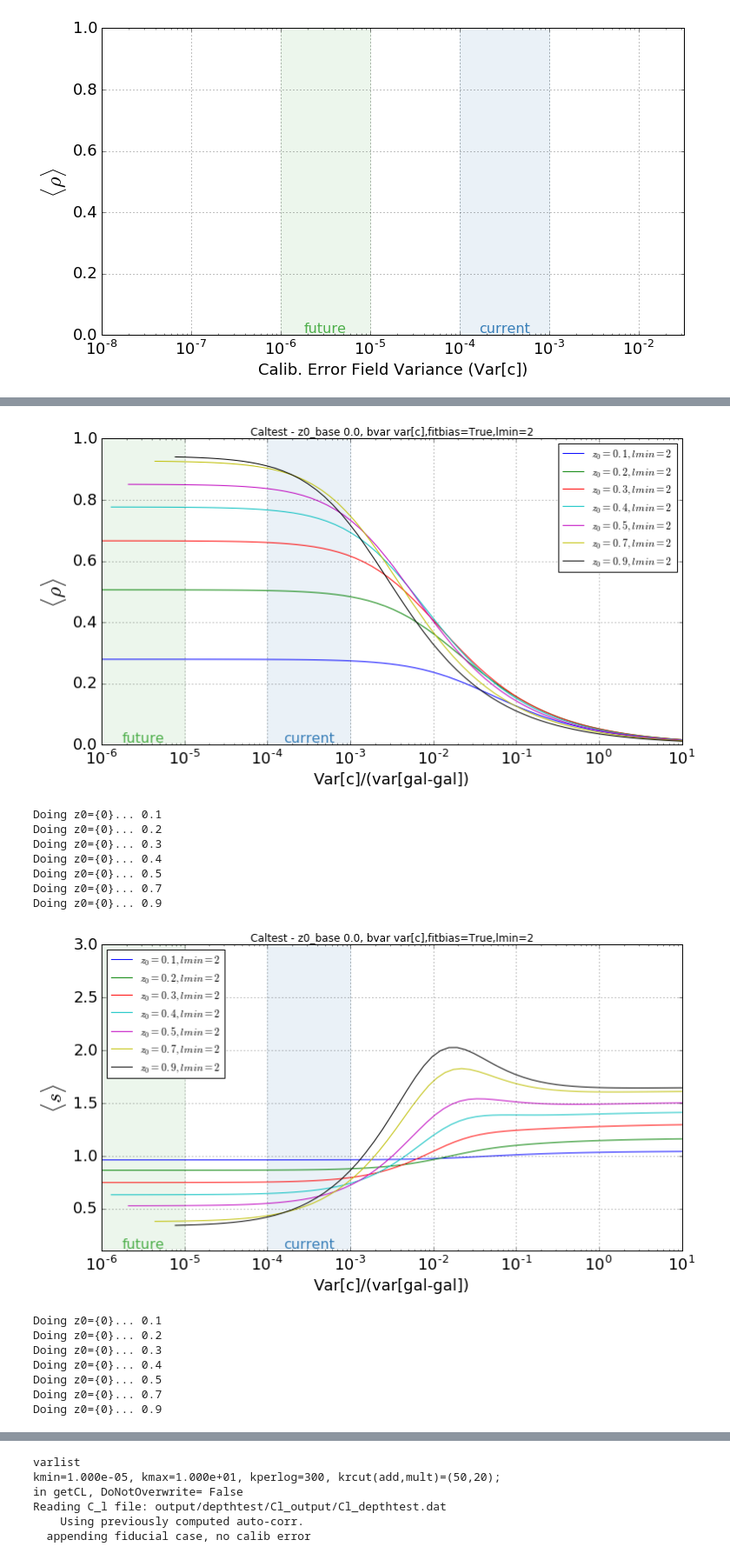
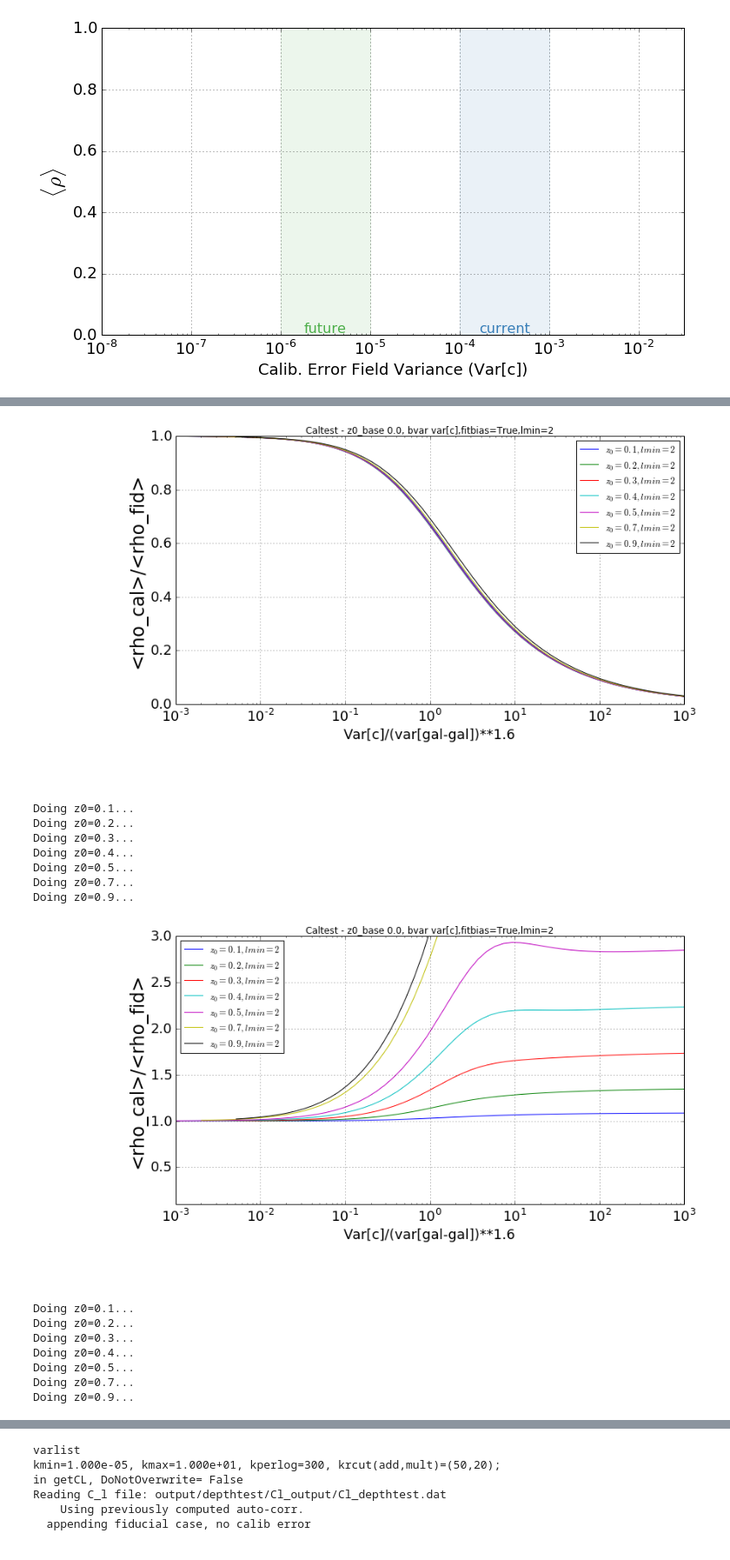
Before and after one commit to jessmuir/isw_reconstr, a Jupyter notebook: NW Multi.ipynb, the cells around one changed output, grey strips where cells are left out. Shown at 87% size. Drawn from its saved outputs; the diff is of its cells as text; code cells hidden in the pictures.

```diff
--- a/NW Multi.ipynb
+++ b/NW Multi.ipynb
@@ -435,7 +433,7 @@ def getShapeStr(lmin,lmax,width,shape='g'):
 
 
 
-def m_caltest_get_rhoexp(fidcl=False, z0_base=0.7,z0_sup=0.7,basevar=0,varlist=[1.e-4],lmax=30,lmin=1,shape='g',width=10.,
+def m_caltest_get_rhoexp(fidcl=False, z0_base=0.7,z0_sup=0.7,basevar=0,varlist=[1.e-4],lmax=30,lmin=0,shape='g',width=10.,
                          overwrite=False,doplot=True,saverho=True,varname='rho',filetag='',reclmin=1,
                          plotdir='output/m_caltest_plots/',nolmintag=False,dofidrec=False,nbar='default',outtag='',
                          fitbias=True, get_Clfid=False,get_Clmod=False):
@@ -1128,6 +1161,8 @@ varname = 'rho'
 varlist=list(runeuc.caltest_get_logspaced_varlist(minvar=1.e-8,maxvar=100,Nperlog=10))
 varlist.append(0) #append fiducial case
 basevar=varlist[:]
+lmincal=0#min ell for calib error
+lmaxcal=30#max ell for caliberror
 
 z0set = set(z0list_toplot)
 fidcl=multi_get_Cl(justread=True,z0vals=z0set, nbar=nbar, outtag=outtag)
@@ -1152,7 +1187,7 @@ for (fitbias, varname) in [(True, 'rho'),(True, 's'),(False, 's')]: #fitbias ten
 #    single z0 vs var[c]/Clgal for many z0
         if 1:
 #             varfraca = []
-            doCross = 0
+            doCross = 2
             for z0 in z0list_toplot:
                 print 'Doing z0={0}...'.format(z0,)
                 rhoexp_temp = m_caltest_get_rhoexp(fidcl,z0_base=False, z0_sup=z0, basevar=False,varlist=varlist,lmax=lmaxcal,lmin=lmincal,
@@ -1167,7 +1202,9 @@ for (fitbias, varname) in [(True, 'rho'),(True, 's'),(False, 's')]: #fitbias ten
                 lssbin=fidbins[1].tag #will just be the depthtest bin map
 #                 fidcl=multi_get_Cl(justread=True,z0vals=[z0], nbar=nbar, outtag=outtag)#runeuc.caltest_get_clfid(z0)
                 ell=np.arange(fidcl.Nell)
-                clscaling=ell*(ell+1.)/(2*np.pi)
+#                 clscaling=ell*(ell+1.)/(2*np.pi)
+                clscaling=(2.*ell+1)
+
 
 #                 line1,=plt.plot(l,np.fabs(fidcl.cl[lssauto,:])*clscaling,color='black',linestyle='-',linewidth=2,label='gal-gal')
 #                 line2,=plt.plot(l,np.fabs(fidcl.cl[lssisw,:])*clscaling,color='black',linestyle='--',linewidth=2,label='ISW-gal')
@@ -1176,9 +1213,10 @@ for (fitbias, varname) in [(True, 'rho'),(True, 's'),(False, 's')]: #fitbias ten
                 xpow = np.sum(fidcl.get_cl_from_pair(lssbin, iswbin)[reclmin:]*clscaling[reclmin:])/(4*np.pi)
                 iswpow = np.sum(fidcl.get_cl_from_pair(iswbin, iswbin)[reclmin:]*clscaling[reclmin:])/(4*np.pi)
 #                 rhoexp_temp=rhoexp_temp/rhoexp_temp[-1] #rho_cal/rho
-                if doCross:
-                    ax1.plot(np.array(varlist[:-1])/xpow, rhoexp_temp[:-1],lt,label='$z_0={0},lmin={1}$'.format(z0,reclmin))
-                else: ax1.plot(np.array(varlist[:-1])/galpow, rhoexp_temp[:-1],lt,label='$z_0={0},lmin={1}$'.format(z0,reclmin))
+                if doCross==1:
+                    ax1.plot(np.array(varlist[:-1])/xpow, rhoexp_temp[:-1]/rhoexp_temp[-1],lt,label='$z_0={0},lmin={1}$'.format(z0,reclmin))#IS THIS REALLY WHAT WE SHOULD BE PLOTTING, OR SHOULD WE SCALE VARLIST DEPENDING ON RECLMIN TO REMOVE CALIB ERRORS FROM UNUSED L?
+                elif doCross==0: ax1.plot(np.array(varlist[:-1])/galpow, rhoexp_temp[:-1]/rhoexp_temp[-1],lt,label='$z_0={0},lmin={1}$'.format(z0,reclmin))
+                elif doCross==2: ax1.plot(np.array(varlist[:-1])/galpow**1.6, rhoexp_temp[:-1]/rhoexp_temp[-1],lt,label='$z_0={0},lmin={1}$'.format(z0,reclmin))
     #         plt.title('Caltest - z0_base {0:.1f}, bvar {1},fitbias={2}'.format(z0_base,bvlabel,fitbias))
 
     ax1=calplotform(ax1,varname=varname) #format like caltest plot
@@ -1190,14 +1228,18 @@ for (fitbias, varname) in [(True, 'rho'),(True, 's'),(False, 's')]: #fitbias ten
     else: bvlabel='{0}'.format(basevar,)
     # plt.title('z0base={0}, z0sup={1}, basevar={2}'.format(z0_base,z0_sup,bvlabel))
     plt.title('Caltest - z0_base {0:.1f}, bvar {1},fitbias={2},lmin={3}'.format(z0_base,bvlabel,fitbias,reclmin))
-    if doCross:
+    if doCross==1:
         plt.xlim(1.e-2,1.e6)
         ax1.set_xlabel(r'Var[c]/(var[gal-isw])')
-    else:
+    elif doCross==0:
         plt.xlim(1.e-6,1.e1)
         ax1.set_xlabel(r'Var[c]/(var[gal-gal])')
+    elif doCross==2:
+        plt.xlim(1.e-3,1.e3)
+        ax1.set_xlabel(r'Var[c]/(var[gal-gal])**1.6')
+
 #     plt.ylim(-1,1)
-#     ax1.set_ylabel(r'<rho_cal>/<rho_fid>')
+    ax1.set_ylabel(r'<rho_cal>/<rho_fid>')
     plotdir="/Users/nw/Desktop/plots/"#output/"+outtag+"/plots_forpaper/"
     dt = datetime.datetime.now()
     ts = '{0}{1:02d}{2:02d}_{3:02d}{4:02d}{5:02d}'.format(dt.year%2000,dt.month,dt.day,dt.hour,dt.minute,dt.second) #YYMMDDHHMM
@@ -1236,16 +1278,16 @@ Doing z0={0}... 0.9
-[figure, old version]
+[figure, new version]
-Doing z0={0}... 0.1
-Doing z0={0}... 0.2
-Doing z0={0}... 0.3
-Doing z0={0}... 0.4
-Doing z0={0}... 0.5
-Doing z0={0}... 0.7
-Doing z0={0}... 0.9
+Doing z0=0.1...
+Doing z0=0.2...
+Doing z0=0.3...
+Doing z0=0.4...
+Doing z0=0.5...
+Doing z0=0.7...
+Doing z0=0.9...
-[figure, old version]
+[figure, new version]
-Doing z0={0}... 0.1
-Doing z0={0}... 0.2
-Doing z0={0}... 0.3
-Doing z0={0}... 0.4
-Doing z0={0}... 0.5
-Doing z0={0}... 0.7
-Doing z0={0}... 0.9
+Doing z0=0.1...
+Doing z0=0.2...
+Doing z0=0.3...
+Doing z0=0.4...
+Doing z0=0.5...
+Doing z0=0.7...
+Doing z0=0.9...
```
Also changed, not shown: parts of 5 cells of this notebook.
